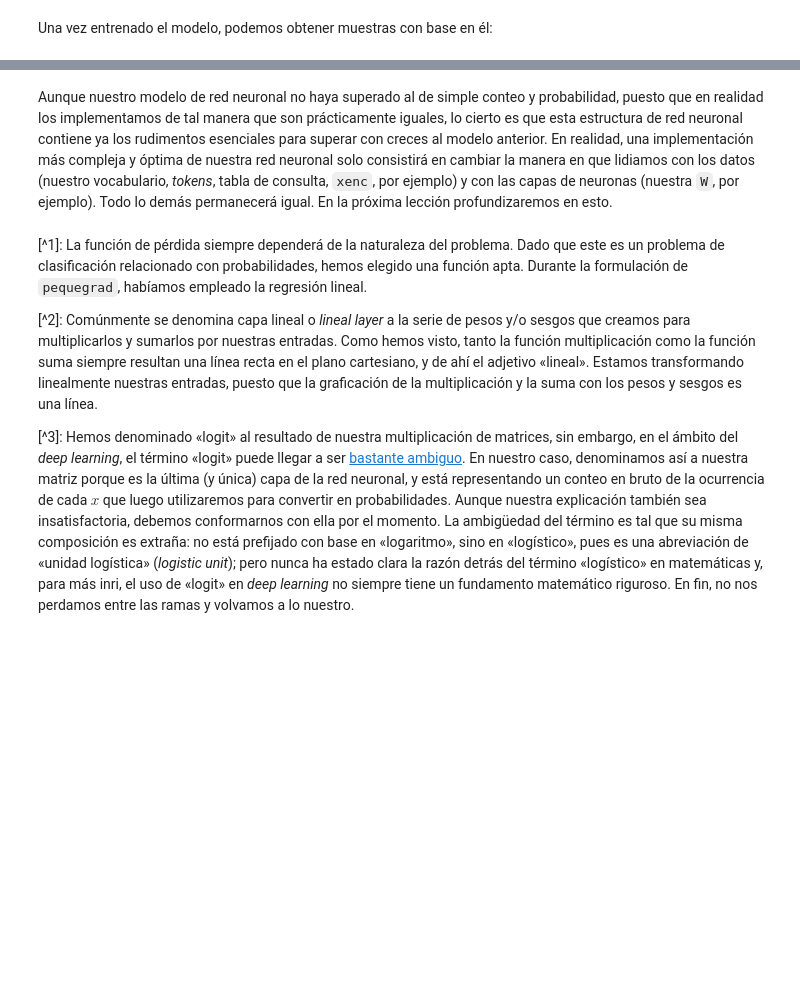
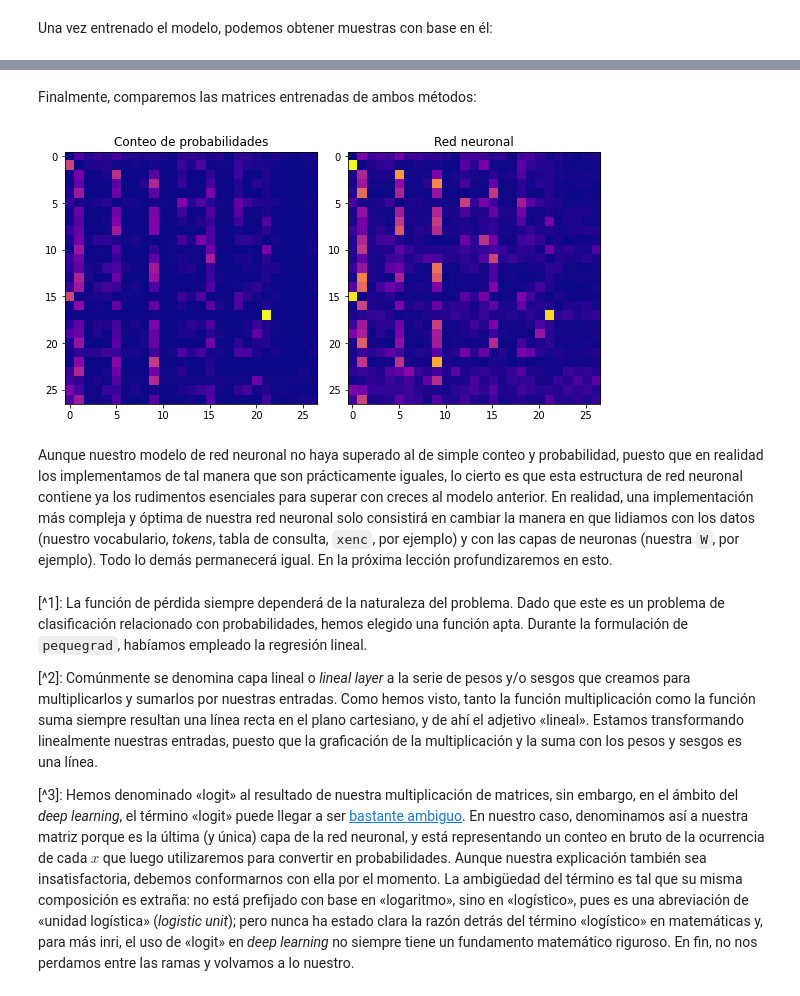
Before and after one commit to DanteNoguez/dantenoguez.github.io, a Jupyter notebook: ensayos/_build/jupyter_execute/notebooks/alfa/hacedor.ipynb, the cells around one changed output, grey strips where cells are left out. Saved outputs shown, nothing was run; the diff lists cells and outputs as text; code cells hidden in the pictures; blank space fills up the shorter version.

```diff
--- a/ensayos/_build/jupyter_execute/notebooks/alfa/hacedor.ipynb
+++ b/ensayos/_build/jupyter_execute/notebooks/alfa/hacedor.ipynb
@@ -717,3 +730,18 @@ bekomilcudaxfpilviqu.
+# %% [markdown]
+Finalmente, comparemos las matrices entrenadas de ambos métodos:
+# %%
+W_exp = W.exp()
+P_nn = W_exp / W_exp.sum(dim=1, keepdim=True)
+P_nn.shape
+
+fig, ax = plt.subplots(1, 2, figsize=(8, 5))
+ax[0].imshow(P.data, cmap='plasma')
+ax[0].set_title("Conteo de probabilidades")
+ax[1].imshow(P_nn.data, cmap='plasma')
+ax[1].set_title("Red neuronal")
+plt.tight_layout();
+# %% [output]
+[figure, added]
 # %% [markdown]
 Aunque nuestro modelo de red neuronal no haya superado al de simple conteo y probabilidad, puesto que en realidad los implementamos de tal manera que son prácticamente iguales, lo cierto es que esta estructura de red neuronal contiene ya los rudimentos esenciales para superar con creces al modelo anterior. En realidad, una implementación más compleja y óptima de nuestra red neuronal solo consistirá en cambiar la manera en que lidiamos con los datos (nuestro vocabulario, *tokens*, tabla de consulta, `xenc`, por ejemplo) y con las capas de neuronas (nuestra `W`, por ejemplo). Todo lo demás permanecerá igual. En la próxima lección profundizaremos en esto.
 # %% [markdown]
```
Also changed, not shown: parts of 24 cells of this notebook, 24 other files.
